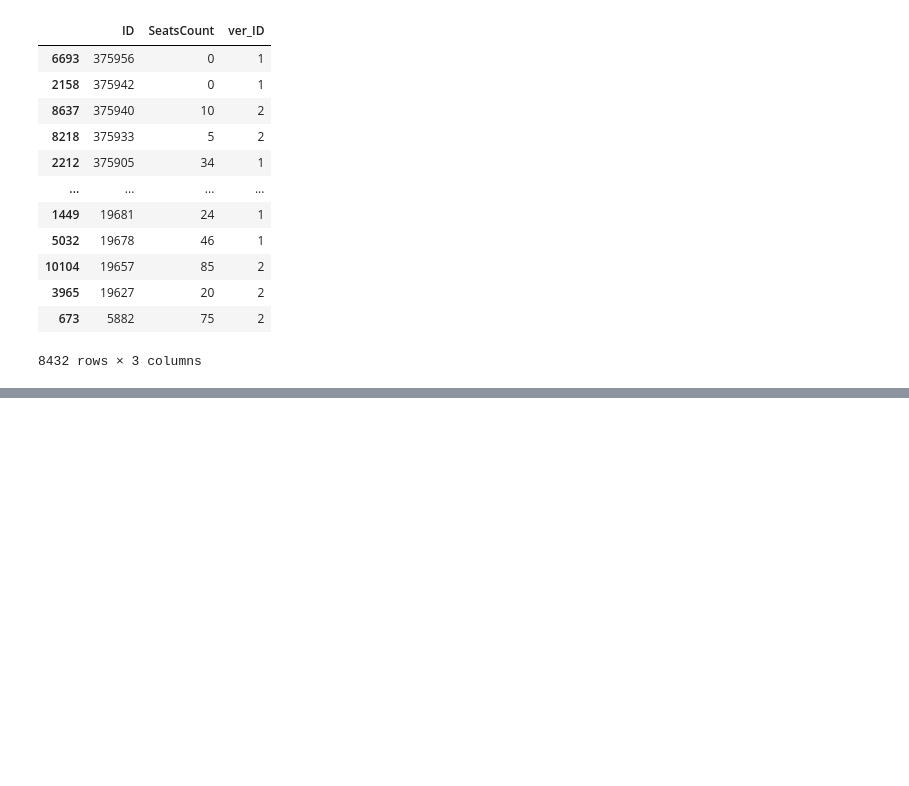
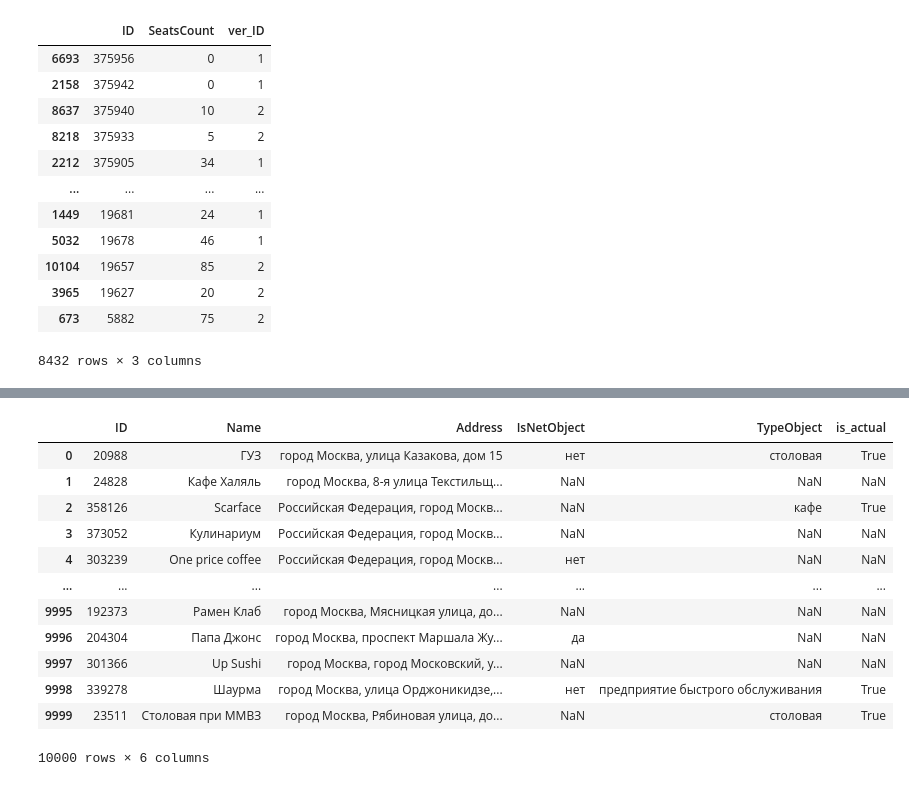
Before and after one commit to kroninam/My_notes_for_Pandas, a Jupyter notebook: 008_объединение_данных_и_преобразование формы.ipynb, the cells around one changed output, grey strips where cells are left out. Drawn from its saved outputs; the diff is of its cells as text; code cells hidden in the pictures; blank space fills up the shorter version.

```diff
--- a/008_объединение_данных_и_преобразование формы.ipynb
+++ b/008_объединение_данных_и_преобразование формы.ipynb
@@ -1202,0 +1325,2 @@ df2.sort_values(by = ['ID', 'ver_ID'], ascending = False).drop_duplicates(subset
+# %%
+df3 = pd.read_csv('type_property.csv')
@@ -1202,0 +1343,4 @@ df2.sort_values(by = ['ID', 'ver_ID'], ascending = False).drop_duplicates(subset
+# %%
+df3 = df3[df3['is_actual'] == True]
+# %%
+df4 = pd.merge(df1, df2, how = 'left')
@@ -1202,0 +1363,18 @@ df2.sort_values(by = ['ID', 'ver_ID'], ascending = False).drop_duplicates(subset
+# %%
+df5 = pd.merge(df4, df3, how = 'left')
+# %%
+df5
+# %% [output]
+|  | ID | Name | Address | IsNetObject | TypeObject | is_actual |
+| 0 | 20988 | ГУЗ | город Москва, улица Казакова, дом 15 | нет | столовая | True |
+| 1 | 24828 | Кафе Халяль | город Москва, 8-я улица Текстильщ... | NaN | NaN | NaN |
+| 2 | 358126 | Scarface | Российская Федерация, город Москв... | NaN | кафе | True |
+| 3 | 373052 | Кулинариум | Российская Федерация, город Москв... | NaN | NaN | NaN |
+| 4 | 303239 | One price coffee | Российская Федерация, город Москв... | нет | NaN | NaN |
+| ... | ... | ... | ... | ... | ... | ... |
+| 9995 | 192373 | Рамен Клаб | город Москва, Мясницкая улица, до... | NaN | NaN | NaN |
+| 9996 | 204304 | Папа Джонс | город Москва, проспект Маршала Жу... | да | NaN | NaN |
+| 9997 | 301366 | Up Sushi | город Москва, город Московский, у... | NaN | NaN | NaN |
+| 9998 | 339278 | Шаурма | город Москва, улица Орджоникидзе,... | нет | предприятие быстрого обслуживания | True |
+| 9999 | 23511 | Столовая при ММВЗ | город Москва, Рябиновая улица, до... | NaN | столовая | True |
+10000 rows × 6 columns
```
Also changed, not shown: parts of 101 cells of this notebook, 1 other file.
